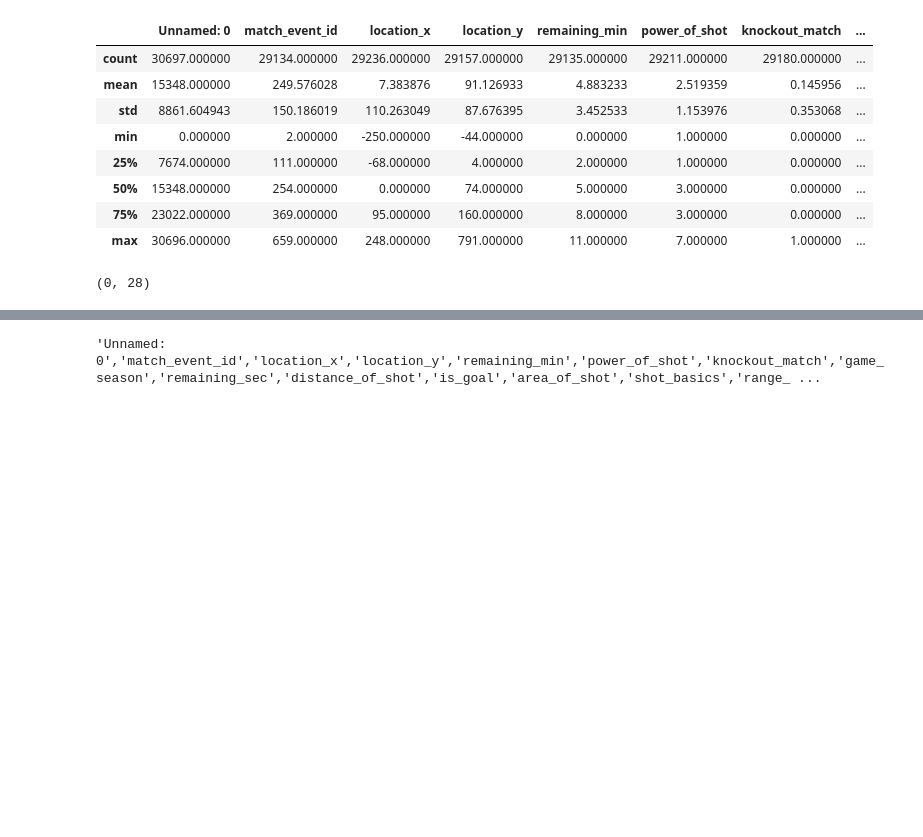
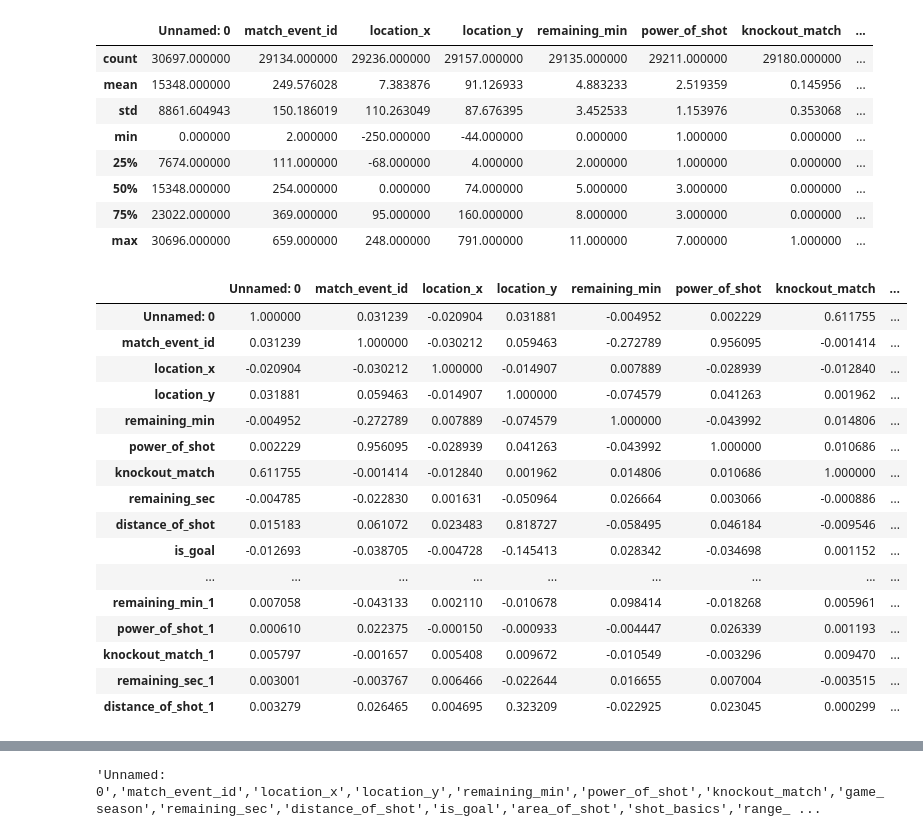
Before and after one commit to bhavi289/ZS, a Jupyter notebook: main.ipynb, the cells around one changed output, grey strips where cells are left out. Drawn from its saved outputs; the diff is of its cells as text; code cells hidden in the pictures; blank space fills up the shorter version.

```diff
--- a/main.ipynb
+++ b/main.ipynb
@@ -25,13 +41,23 @@ df.describe()
 | 50% | 15348.000000 | 254.000000 | 0.000000 | 74.000000 | 5.000000 | 3.000000 | 0.000000 | ... |
 | 75% | 23022.000000 | 369.000000 | 95.000000 | 160.000000 | 8.000000 | 3.000000 | 0.000000 | ... |
 | max | 30696.000000 | 659.000000 | 248.000000 | 791.000000 | 11.000000 | 7.000000 | 1.000000 | ... |
-# %%
-df = df.rename(columns={'distance_of_shot.1': 'distance_of_shot_1', \
-                        'remaining_min.1':'remaining_min_1', \
-                        'power_of_shot.1':'power_of_shot_1', \
-                        'knockout_match.1' : 'knockout_match_1', \
-                        'remaining_sec.1' : 'remaining_sec_1'})
-
-df[df.match_id.isnull()].shape
-# %% [output]
-(0, 28)
+# %%
+df.corr()
+# %% [output]
+|  | Unnamed: 0 | match_event_id | location_x | location_y | remaining_min | power_of_shot | knockout_match | ... |
+| Unnamed: 0 | 1.000000 | 0.031239 | -0.020904 | 0.031881 | -0.004952 | 0.002229 | 0.611755 | ... |
+| match_event_id | 0.031239 | 1.000000 | -0.030212 | 0.059463 | -0.272789 | 0.956095 | -0.001414 | ... |
+| location_x | -0.020904 | -0.030212 | 1.000000 | -0.014907 | 0.007889 | -0.028939 | -0.012840 | ... |
+| location_y | 0.031881 | 0.059463 | -0.014907 | 1.000000 | -0.074579 | 0.041263 | 0.001962 | ... |
+| remaining_min | -0.004952 | -0.272789 | 0.007889 | -0.074579 | 1.000000 | -0.043992 | 0.014806 | ... |
+| power_of_shot | 0.002229 | 0.956095 | -0.028939 | 0.041263 | -0.043992 | 1.000000 | 0.010686 | ... |
+| knockout_match | 0.611755 | -0.001414 | -0.012840 | 0.001962 | 0.014806 | 0.010686 | 1.000000 | ... |
+| remaining_sec | -0.004785 | -0.022830 | 0.001631 | -0.050964 | 0.026664 | 0.003066 | -0.000886 | ... |
+| distance_of_shot | 0.015183 | 0.061072 | 0.023483 | 0.818727 | -0.058495 | 0.046184 | -0.009546 | ... |
+| is_goal | -0.012693 | -0.038705 | -0.004728 | -0.145413 | 0.028342 | -0.034698 | 0.001152 | ... |
+| ... | ... | ... | ... | ... | ... | ... | ... | ... |
+| remaining_min_1 | 0.007058 | -0.043133 | 0.002110 | -0.010678 | 0.098414 | -0.018268 | 0.005961 | ... |
+| power_of_shot_1 | 0.000610 | 0.022375 | -0.000150 | -0.000933 | -0.004447 | 0.026339 | 0.001193 | ... |
+| knockout_match_1 | 0.005797 | -0.001657 | 0.005408 | 0.009672 | -0.010549 | -0.003296 | 0.009470 | ... |
+| remaining_sec_1 | 0.003001 | -0.003767 | 0.006466 | -0.022644 | 0.016655 | 0.007004 | -0.003515 | ... |
+| distance_of_shot_1 | 0.003279 | 0.026465 | 0.004695 | 0.323209 | -0.022925 | 0.023045 | 0.000299 | ... |
```
Also changed, not shown: parts of 37 cells of this notebook.
